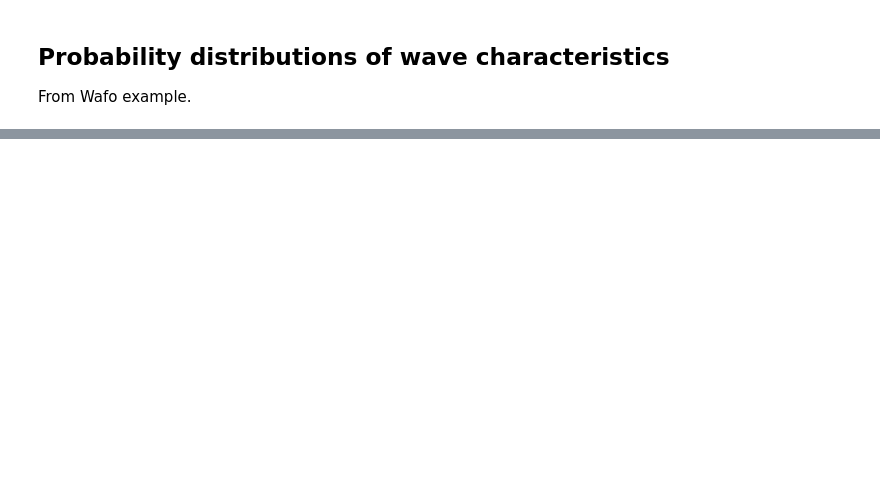
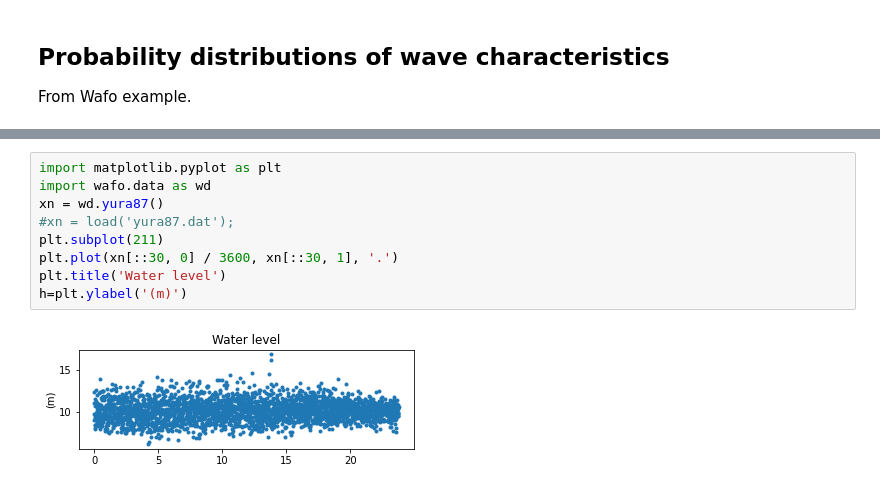
Before and after one commit to famiuer/EnvironmentalStudy, a Jupyter notebook: Examples/3 Wave.ipynb, the cells around one changed output, grey strips where cells are left out. Saved outputs shown, nothing was run; the diff lists cells and outputs as text; blank space fills up the shorter version.

```diff
--- a/Examples/3 Wave.ipynb
+++ b/Examples/3 Wave.ipynb
@@ -180,0 +206,11 @@ plt.axis([0, 10, 0, 0.35])
+# %%
+import matplotlib.pyplot as plt
+import wafo.data as wd
+xn = wd.yura87()
+#xn = load('yura87.dat');
+plt.subplot(211)
+plt.plot(xn[::30, 0] / 3600, xn[::30, 1], '.')
+plt.title('Water level')
+h=plt.ylabel('(m)')
+# %% [output]
+[figure, added]
```
Also changed, not shown: parts of 7 cells of this notebook.
